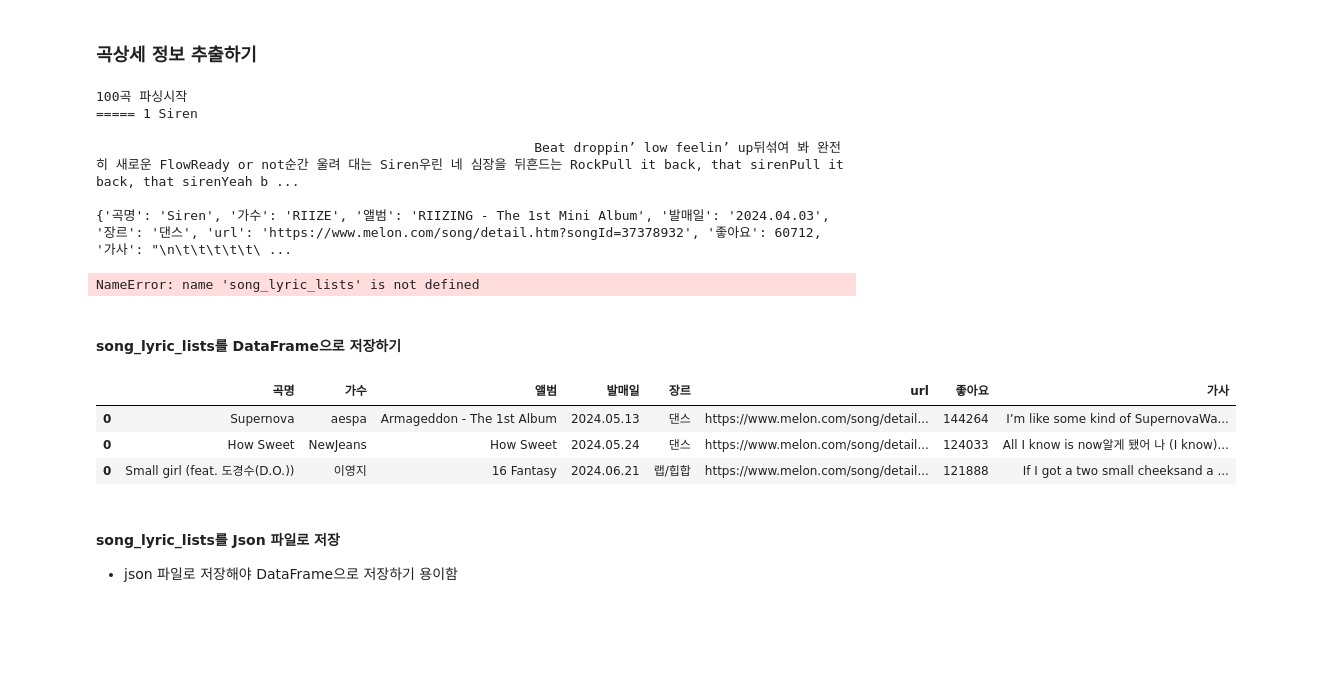
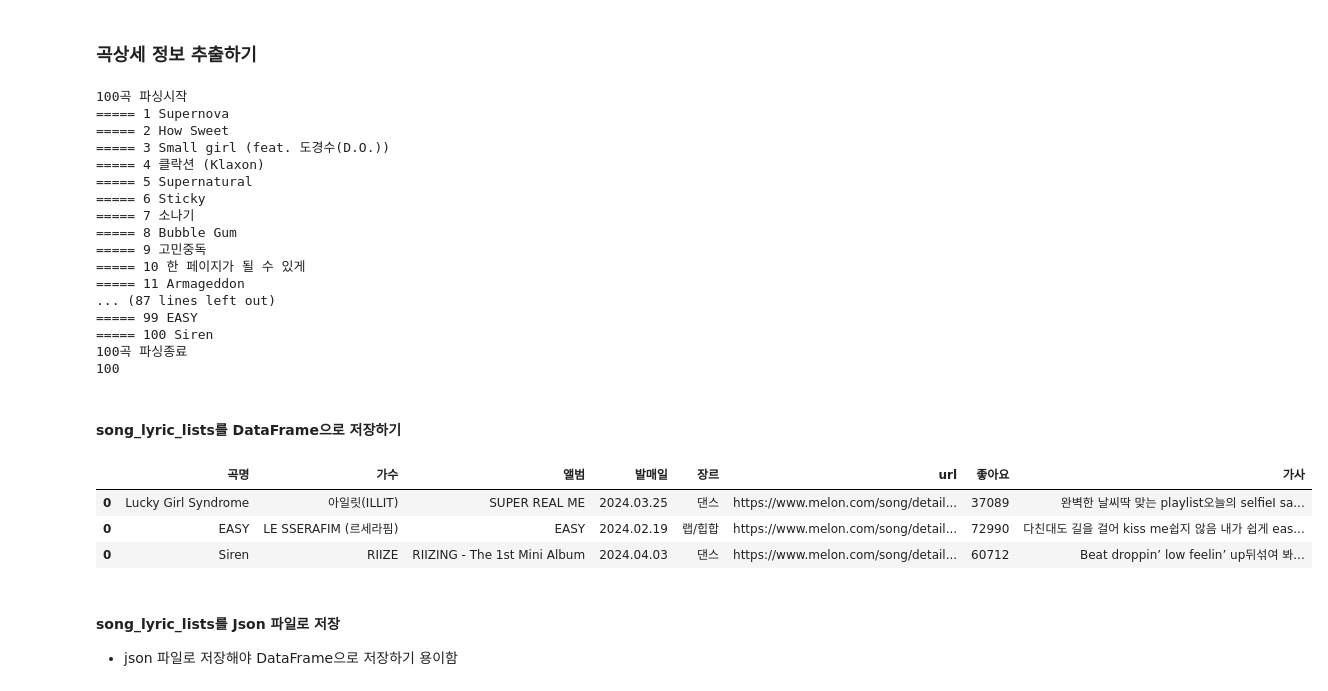
Before and after one commit to mysoyul/Python_Scraping_Analysis_202407, a Jupyter notebook: 04.Melon100차트_데이터파싱_DB저장.ipynb, the cells around one changed output. Cells and saved outputs as stored; diff of their text form; code cells hidden in the pictures; blank space fills up the shorter version.

```diff
--- a/04.Melon100차트_데이터파싱_DB저장.ipynb
+++ b/04.Melon100차트_데이터파싱_DB저장.ipynb
@@ -53,7 +53,7 @@ headers = {
 
 song_lyric_lists = [] # 노래100곡의 정보
 print('100곡 파싱시작')
-for idx,song in enumerate(song_list[99:],1):
+for idx,song in enumerate(song_list,1):
     #Song 상세정보 저장할 dict
     song_lyric_dict = {}
     html = requests.get(song['url'], headers=headers).text
@@ -90,43 +90,52 @@ for idx,song in enumerate(song_list[99:],1):
     else:
         lyric = ''
 
-    print(lyric)
     #\n\r\t 특수문자를 찾아주는 Pattern객체생성
     regex = re.compile(r'[\n\r\t]')
-    #\n\r\t 특수문자를 ''(empty string)으로 대체해라
-    song_lyric_dict['가사'] = lyric #regex.sub('', lyric.strip())
+    #공백이 제거된 lyric(가사) \n\r\t 특수문자를 ''(empty string)으로 대체해라
+    song_lyric_dict['가사'] = regex.sub('', lyric.strip())
 
-    print(song_lyric_dict)
+    #print(song_lyric_dict)
     song_lyric_lists.append(song_lyric_dict)
 
 print('100곡 파싱종료')
 print(len(song_lyric_lists))
-song_lyric_lists[98:]
+#song_lyric_lists[98:]
 # %% [output]
 100곡 파싱시작
-===== 1 Siren
-
-                                                        Beat droppin’ low feelin’ up뒤섞여 봐 완전히 새로운 FlowReady or not순간 울려 대는 Siren우린 네 심장을 뒤흔드는 RockPull it back, that sirenPull it back, that sirenYeah b ...
-
-{'곡명': 'Siren', '가수': 'RIIZE', '앨범': 'RIIZING - The 1st Mini Album', '발매일': '2024.04.03', '장르': '댄스', 'url': 'https://www.melon.com/song/detail.htm?songId=37378932', '좋아요': 60712, '가사': "\n\t\t\t\t\t\ ...
+===== 1 Supernova
+===== 2 How Sweet
+===== 3 Small girl (feat. 도경수(D.O.))
+===== 4 클락션 (Klaxon)
+===== 5 Supernatural
+===== 6 Sticky
+===== 7 소나기
+===== 8 Bubble Gum
+===== 9 고민중독
+===== 10 한 페이지가 될 수 있게
+===== 11 Armageddon
+... (87 lines left out)
+===== 99 EASY
+===== 100 Siren
+100곡 파싱종료
+100
-NameError: name 'song_lyric_lists' is not defined
 # %% [markdown]
 #### song_lyric_lists를 DataFrame으로 저장하기
 # %%
 import pandas as pd
 
 #컬럼명을 설정하면서 empty DataFrame 객체생성
 song_list_df = pd.DataFrame(columns=['곡명','가수','앨범','발매일','장르','url','좋아요','가사'])
-for song_lyric in song_lyric_lists: #[{},{}]
+for song_lyric in song_lyric_lists: #[ {},{},{} ]
     df_new_row = pd.DataFrame.from_records([song_lyric])
     song_list_df = pd.concat([song_list_df, df_new_row])
 
-song_list_df.head(3)
+song_list_df.tail(3)
 # %% [output]
 |  | 곡명 | 가수 | 앨범 | 발매일 | 장르 | url | 좋아요 | 가사 |
-| 0 | Supernova | aespa | Armageddon - The 1st Album | 2024.05.13 | 댄스 | https://www.melon.com/song/detail... | 144264 | I’m like some kind of SupernovaWa... |
-| 0 | How Sweet | NewJeans | How Sweet | 2024.05.24 | 댄스 | https://www.melon.com/song/detail... | 124033 | All I know is now알게 됐어 나 (I know)... |
-| 0 | Small girl (feat. 도경수(D.O.)) | 이영지 | 16 Fantasy | 2024.06.21 | 랩/힙합 | https://www.melon.com/song/detail... | 121888 | If I got a two small cheeksand a ... |
+| 0 | Lucky Girl Syndrome | 아일릿(ILLIT) | SUPER REAL ME | 2024.03.25 | 댄스 | https://www.melon.com/song/detail... | 37089 | 완벽한 날씨딱 맞는 playlist오늘의 selfieI sa... |
+| 0 | EASY | LE SSERAFIM (르세라핌) | EASY | 2024.02.19 | 랩/힙합 | https://www.melon.com/song/detail... | 72990 | 다친대도 길을 걸어 kiss me쉽지 않음 내가 쉽게 eas... |
+| 0 | Siren | RIIZE | RIIZING - The 1st Mini Album | 2024.04.03 | 댄스 | https://www.melon.com/song/detail... | 60712 | Beat droppin’ low feelin’ up뒤섞여 봐... |
 # %% [markdown]
 #### song_lyric_lists를 Json 파일로 저장
 * json 파일로 저장해야 DataFrame으로 저장하기 용이함
```
Also changed, not shown: parts of 1 cell of this notebook, 2 other files.
